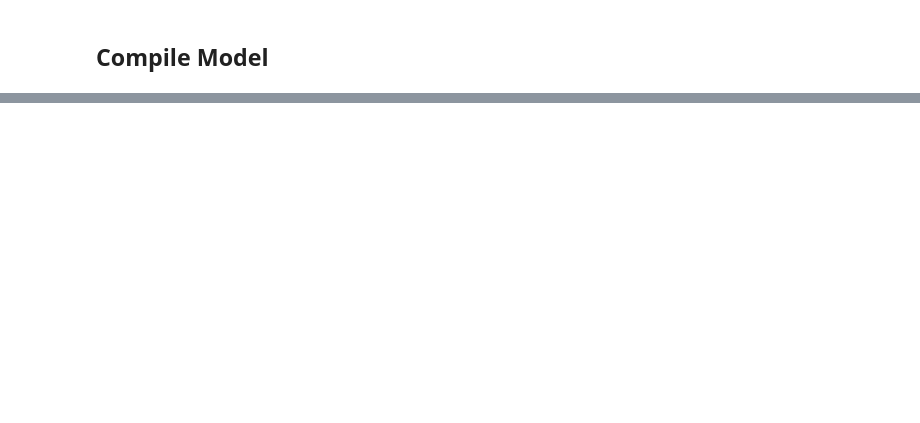
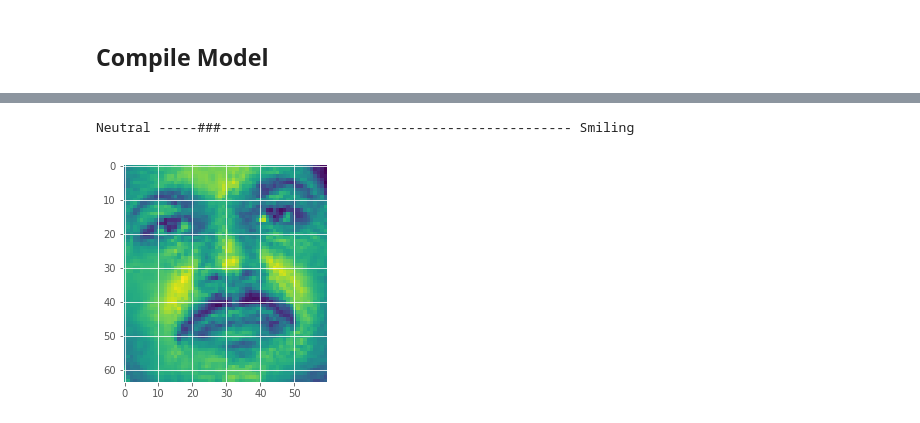
Before and after one commit to oghahroodi/Smile-Detector, a Jupyter notebook: Smile-Detector.ipynb, the cells around one changed output, grey strips where cells are left out. Cells and saved outputs as stored; diff of their text form; code cells hidden in the pictures; blank space fills up the shorter version.

Commit message:
Add sample test and more results

```diff
--- a/Smile-Detector.ipynb
+++ b/Smile-Detector.ipynb
@@ -209,0 +212,27 @@ dict_keys(['loss', 'acc'])
+# %%
+negative_test_paths = list(list_all_files('Dataset/Test/Neutral', ['.jpg']))
+positive_test_paths = list(list_all_files('Dataset/Test/Smile', ['.jpg']))
+
+test_images = []
+t_image = cv2.imread(negative_test_paths[0])
+t_image = cv2.cvtColor(t_image, cv2.COLOR_BGR2GRAY)
+t_image = cv2.resize(t_image,(60,64))
+test_images.append(t_image)
+
+plt.imshow(t_image)
+test_images = np.asarray(test_images)
+test_images = test_images.astype(np.float32) / 255.
+
+test_images = np.expand_dims(test_images, axis=-1)
+probabilities = network.predict(np.array([test_images[0]]))[0]
+
+class_names = ["Neutral","Smiling"]
+bar_width = 50
+left_count = int(probabilities[1] * bar_width)
+right_count = bar_width - left_count
+left_side = '-' * left_count
+right_side = '-' * right_count
+print (class_names[0], left_side + '###' + right_side, class_names[1])
+# %% [output]
+Neutral -----###--------------------------------------------- Smiling
+[figure, added]
```
Also changed, not shown: parts of 7 cells of this notebook, 9 other files.
